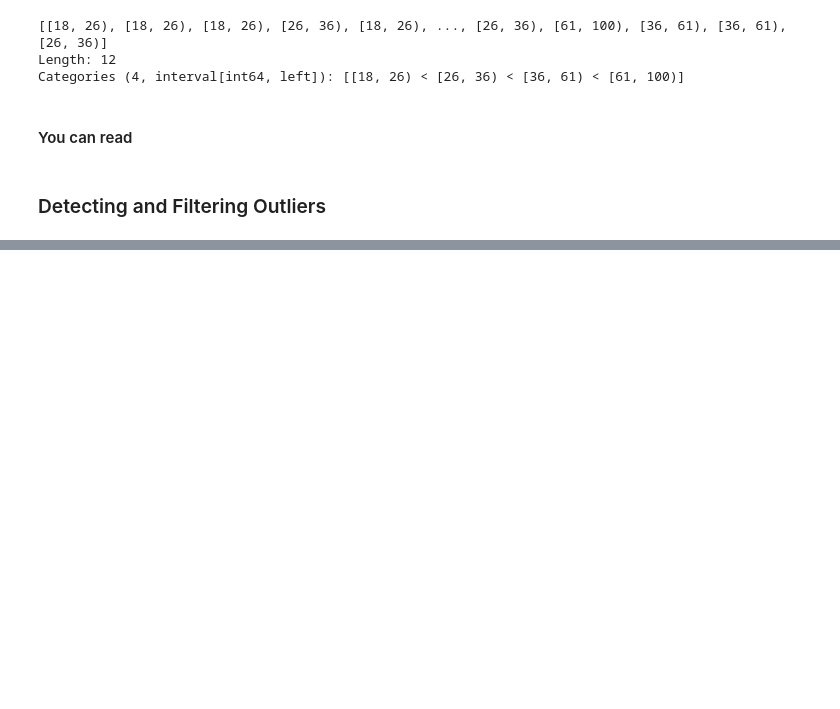
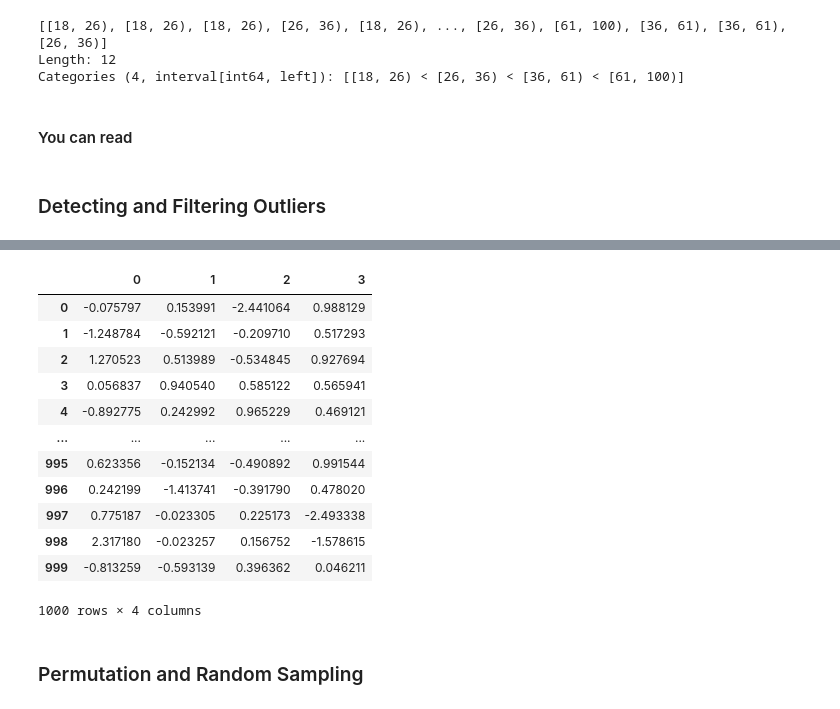
Before and after one commit to SinanCavusoglu/My-Notes, a Jupyter notebook: Data Analysis/Pandas/Python For Data Analysis Book/7.2 Data Transformation.ipynb, the cells around one changed output, grey strips where cells are left out. Saved outputs shown, nothing was run; the diff lists cells and outputs as text; code cells hidden in the pictures; blank space fills up the shorter version.

```diff
--- a/Data Analysis/Pandas/Python For Data Analysis Book/7.2 Data Transformation.ipynb
+++ b/Data Analysis/Pandas/Python For Data Analysis Book/7.2 Data Transformation.ipynb
@@ -266,0 +313,18 @@ data[np.abs(data[3])>3]
+# %%
+data
+# %% [output]
+|  | 0 | 1 | 2 | 3 |
+| 0 | -0.075797 | 0.153991 | -2.441064 | 0.988129 |
+| 1 | -1.248784 | -0.592121 | -0.209710 | 0.517293 |
+| 2 | 1.270523 | 0.513989 | -0.534845 | 0.927694 |
+| 3 | 0.056837 | 0.940540 | 0.585122 | 0.565941 |
+| 4 | -0.892775 | 0.242992 | 0.965229 | 0.469121 |
+| ... | ... | ... | ... | ... |
+| 995 | 0.623356 | -0.152134 | -0.490892 | 0.991544 |
+| 996 | 0.242199 | -1.413741 | -0.391790 | 0.478020 |
+| 997 | 0.775187 | -0.023305 | 0.225173 | -2.493338 |
+| 998 | 2.317180 | -0.023257 | 0.156752 | -1.578615 |
+| 999 | -0.813259 | -0.593139 | 0.396362 | 0.046211 |
+1000 rows × 4 columns
+# %% [markdown]
+### Permutation and Random Sampling
```
Also changed, not shown: parts of 25 cells of this notebook, 3 other files.
